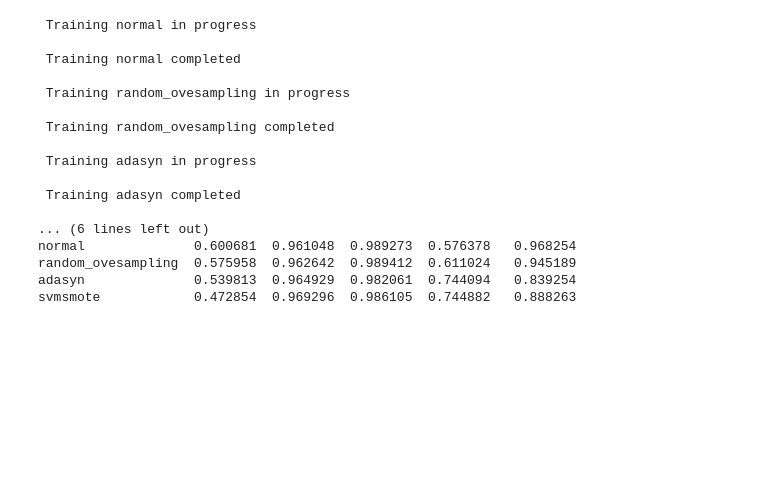
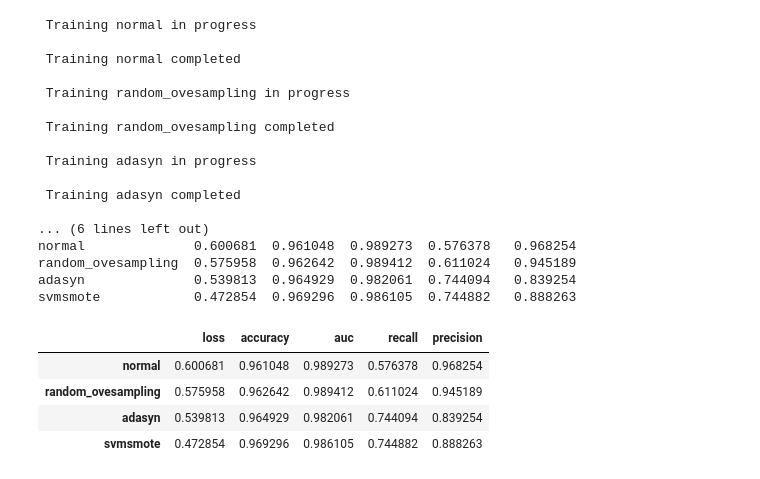
Before and after one commit to edologgerbird/fraud-pattern-vision-detection, a Jupyter notebook: A0199943H.ipynb, the cells around one changed output. Saved outputs shown, nothing was run; the diff lists cells and outputs as text; code cells hidden in the pictures; blank space fills up the shorter version.

```diff
--- a/A0199943H.ipynb
+++ b/A0199943H.ipynb
@@ -353,3 +391,11 @@ normal              0.600681  0.961048  0.989273  0.576378   0.968254
 random_ovesampling  0.575958  0.962642  0.989412  0.611024   0.945189
 adasyn              0.539813  0.964929  0.982061  0.744094   0.839254
 svmsmote            0.472854  0.969296  0.986105  0.744882   0.888263
+# %%
+rf_res
+# %% [output]
+|  | loss | accuracy | auc | recall | precision |
+| normal | 0.600681 | 0.961048 | 0.989273 | 0.576378 | 0.968254 |
+| random_ovesampling | 0.575958 | 0.962642 | 0.989412 | 0.611024 | 0.945189 |
+| adasyn | 0.539813 | 0.964929 | 0.982061 | 0.744094 | 0.839254 |
+| svmsmote | 0.472854 | 0.969296 | 0.986105 | 0.744882 | 0.888263 |
```
Also changed, not shown: parts of 4 cells of this notebook, 8 other files.
